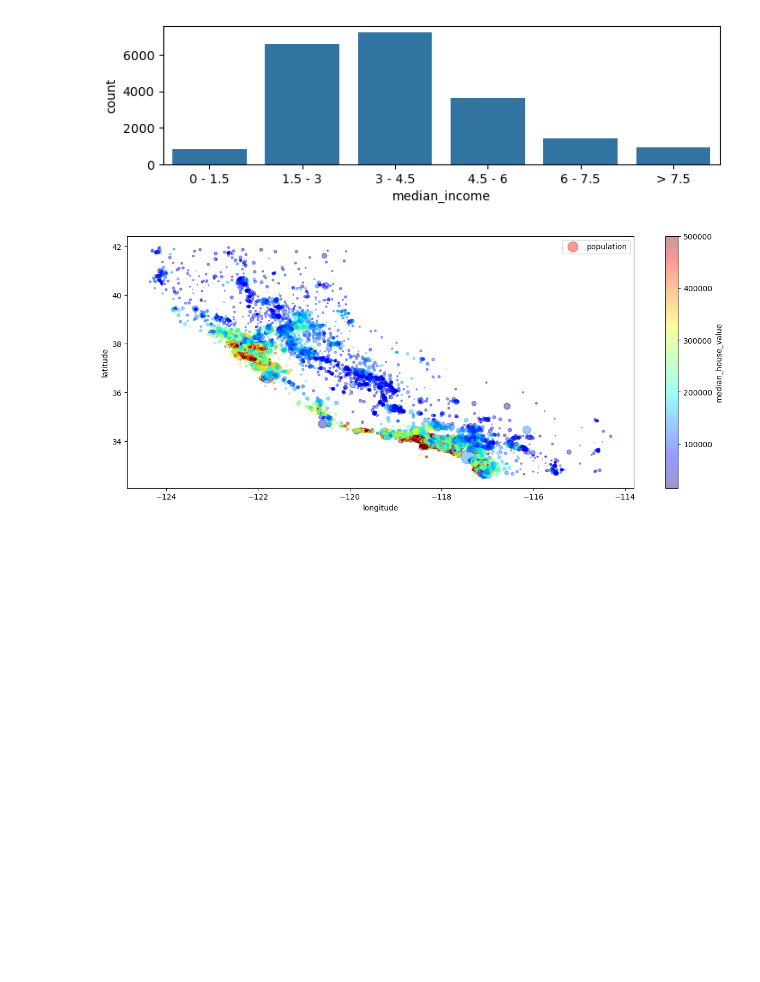
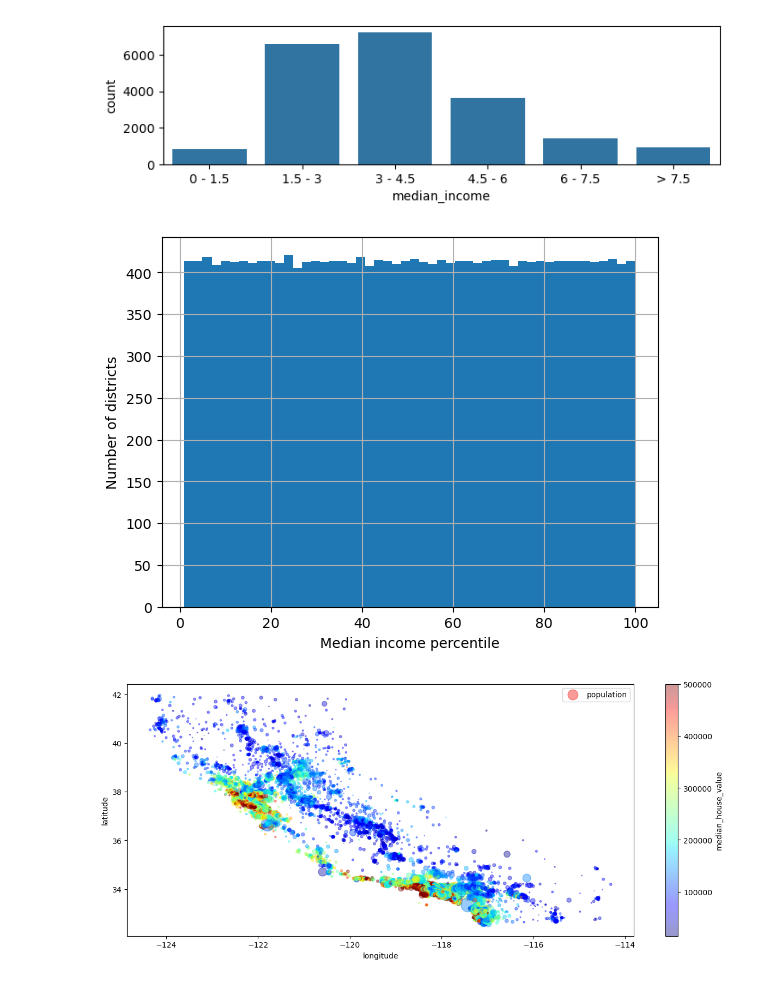
Before and after one commit to CodexploreRepo/machine-learning-101, a Jupyter notebook: notebooks/project/regression/house_price.ipynb, the cells around one changed output. Cells and saved outputs as stored; diff of their text form; code cells hidden in the pictures; blank space fills up the shorter version.

Commit message:
update house price notebook

```diff
--- a/notebooks/project/regression/house_price.ipynb
+++ b/notebooks/project/regression/house_price.ipynb
@@ -255,0 +283,8 @@ plot_heatmap(df.corr(numeric_only=True), 'California House Features')
+# %%
+# Experimenting with Attribute Combinations, especially those that are highly correlated with each other
+temp = df.copy()
+df["rooms_per_house"] = df["total_rooms"] / df["households"]    # good corr with target
+df["bedrooms_ratio"] = df["total_bedrooms"] / df["total_rooms"] # good corr with target
+df["people_per_house"] = df["population"] / df["households"]
+corr_matrix=df.corr(numeric_only=True)
+corr_matrix["median_house_value"].sort_values(ascending=False, key=abs)
@@ -256,3 +305,5 @@ plot_heatmap(df.corr(numeric_only=True), 'California House Features')
+# %%
+df = temp.copy()
 # %%
 # outlier detection
 df.plot(kind='box', subplots=True, layout=(3,3), figsize=(15,7))
@@ -269,6 +320,22 @@ sns.countplot(x = income_bins)
 plt.show()
 # %% [output]
 [figure]
+# %%
+# extra code – just shows that we get a uniform distribution
+percentiles = [np.percentile(df["median_income"], p)
+               for p in range(1, 100)]
+flattened_median_income = pd.cut(df["median_income"],
+                                 bins=[-np.inf] + percentiles + [np.inf],
+                                 labels=range(1, 100 + 1))
+flattened_median_income.hist(bins=50)
+plt.xlabel("Median income percentile")
+plt.ylabel("Number of districts")
+plt.show()
+# Note: incomes below the 1st percentile are labeled 1, and incomes above the
+# 99th percentile are labeled 100. This is why the distribution below ranges
+# from 1 to 100 (not 0 to 100).
+# %% [output]
+[figure, added]
 # %%
 df.plot(kind="scatter", x="longitude", y="latitude", alpha=0.4,
         s=df["population"]/100, label="population", figsize=(15,6),
```
Also changed, not shown: parts of 67 cells of this notebook, 3 other files.
